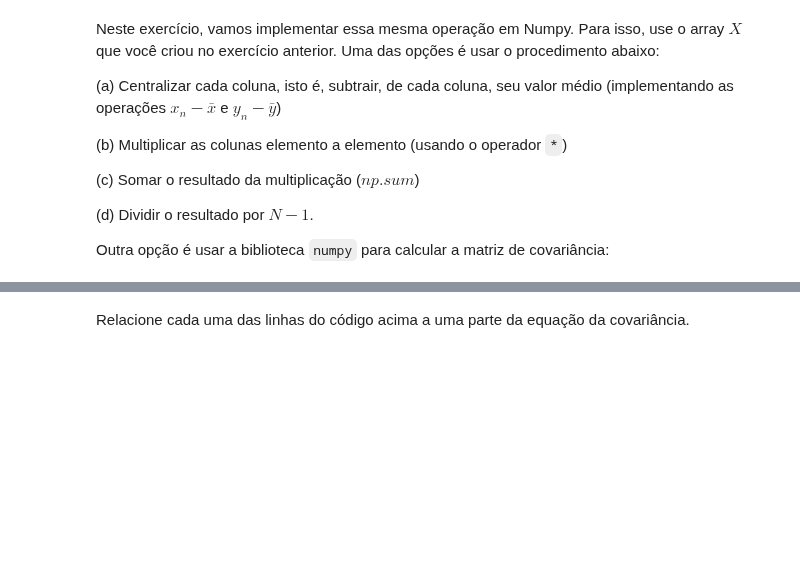
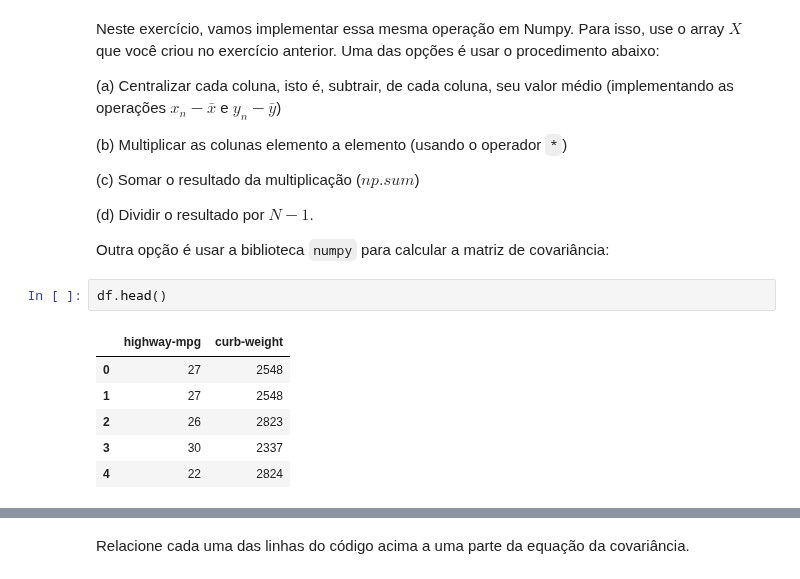
Before and after one commit to tiagoft/alglin-alunos, a Jupyter notebook: 05-autovetores_e_autovalores.ipynb, the cells around one changed output, grey strips where cells are left out. Cells and saved outputs as stored; diff of their text form; blank space fills up the shorter version.

```diff
--- a/05-autovetores_e_autovalores.ipynb
+++ b/05-autovetores_e_autovalores.ipynb
@@ -522,6 +529,15 @@ Neste exercício, vamos implementar essa mesma operação em Numpy. Para isso, u
 (d) Dividir o resultado por $N-1$.
 
 Outra opção é usar a biblioteca `numpy` para calcular a matriz de covariância:
+# %%
+df.head()
+# %% [output]
+|  | highway-mpg | curb-weight |
+| 0 | 27 | 2548 |
+| 1 | 27 | 2548 |
+| 2 | 26 | 2823 |
+| 3 | 30 | 2337 |
+| 4 | 22 | 2824 |
 # %%
 X = df.to_numpy()
 X = X - np.mean(X, axis=0, keepdims=True) # Linha 2
```
Also changed, not shown: parts of 10 cells of this notebook.
